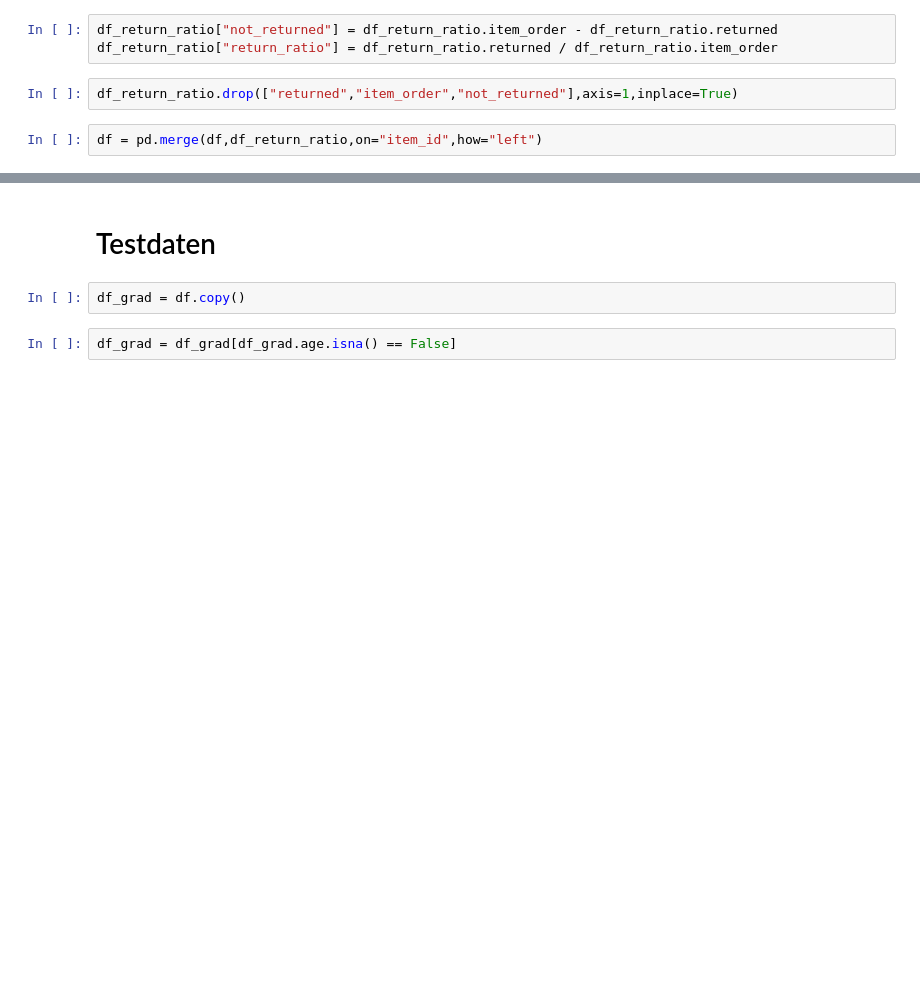
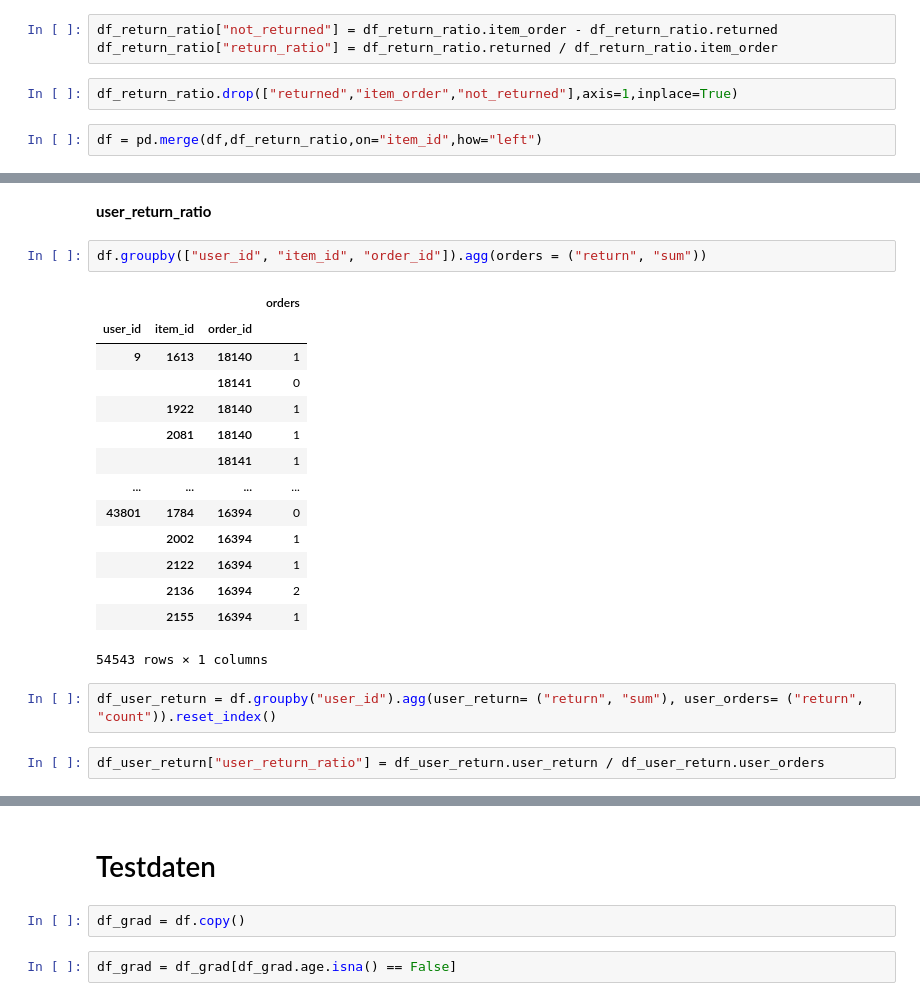
Before and after one commit to P-AEL/ML-Projekt, a Jupyter notebook: Flo/gradient_boosting.ipynb, the cells around one changed output, grey strips where cells are left out. Cells and saved outputs as stored; diff of their text form; blank space fills up the shorter version.

```diff
--- a/Flo/gradient_boosting.ipynb
+++ b/Flo/gradient_boosting.ipynb
@@ -87,0 +99,23 @@ df = pd.merge(df,df_return_ratio,on="item_id",how="left")
+# %% [markdown]
+**user_return_ratio**
+# %%
+df.groupby(["user_id", "item_id", "order_id"]).agg(orders = ("return", "sum"))
+# %% [output]
+|  |  |  | orders |
+| user_id | item_id | order_id |  |
+| 9 | 1613 | 18140 | 1 |
+|  |  | 18141 | 0 |
+|  | 1922 | 18140 | 1 |
+|  | 2081 | 18140 | 1 |
+|  |  | 18141 | 1 |
+| ... | ... | ... | ... |
+| 43801 | 1784 | 16394 | 0 |
+|  | 2002 | 16394 | 1 |
+|  | 2122 | 16394 | 1 |
+|  | 2136 | 16394 | 2 |
+|  | 2155 | 16394 | 1 |
+54543 rows × 1 columns
+# %%
+df_user_return = df.groupby("user_id").agg(user_return= ("return", "sum"), user_orders= ("return", "count")).reset_index()
+# %%
+df_user_return["user_return_ratio"] = df_user_return.user_return / df_user_return.user_orders
```
Also changed, not shown: parts of 7 cells of this notebook.
